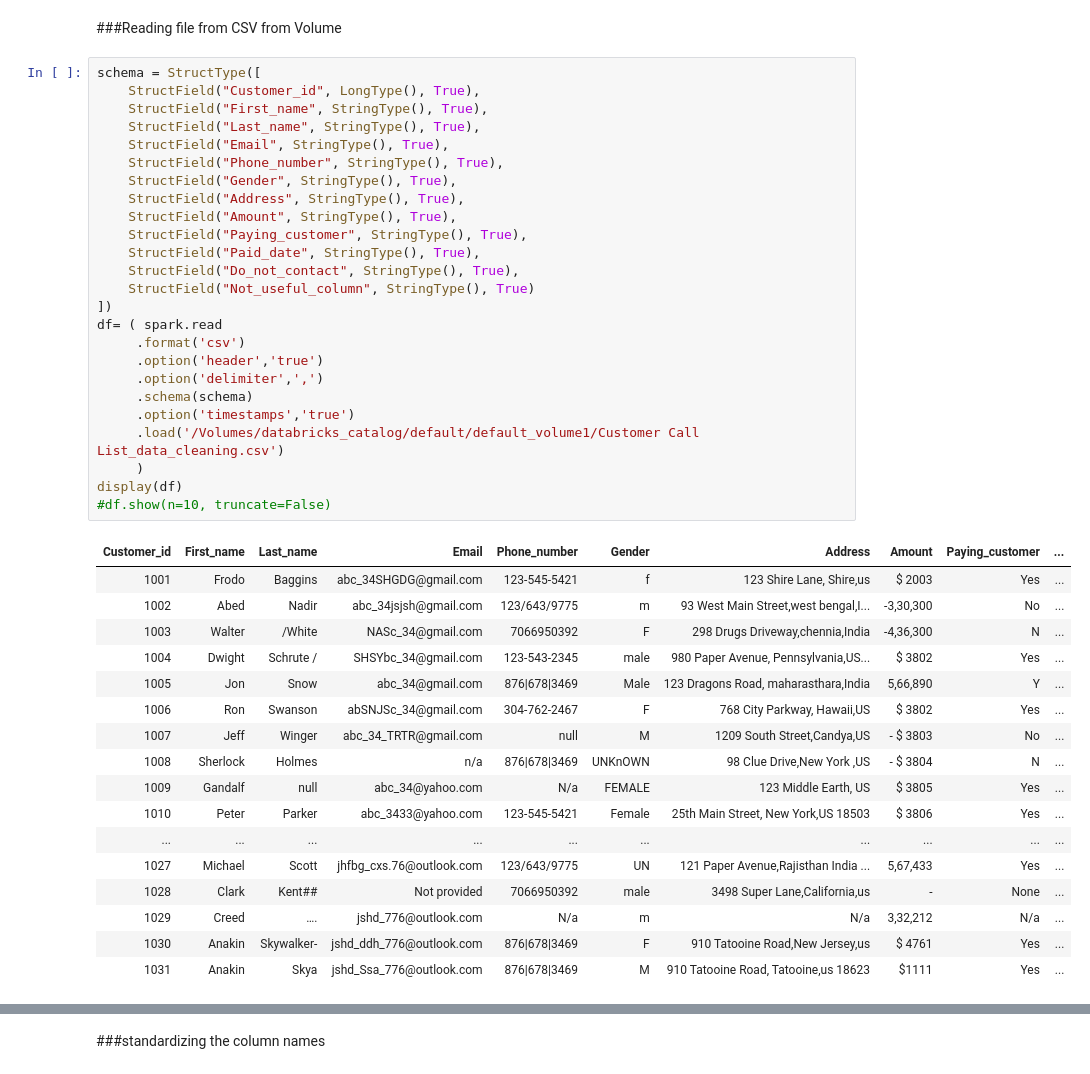
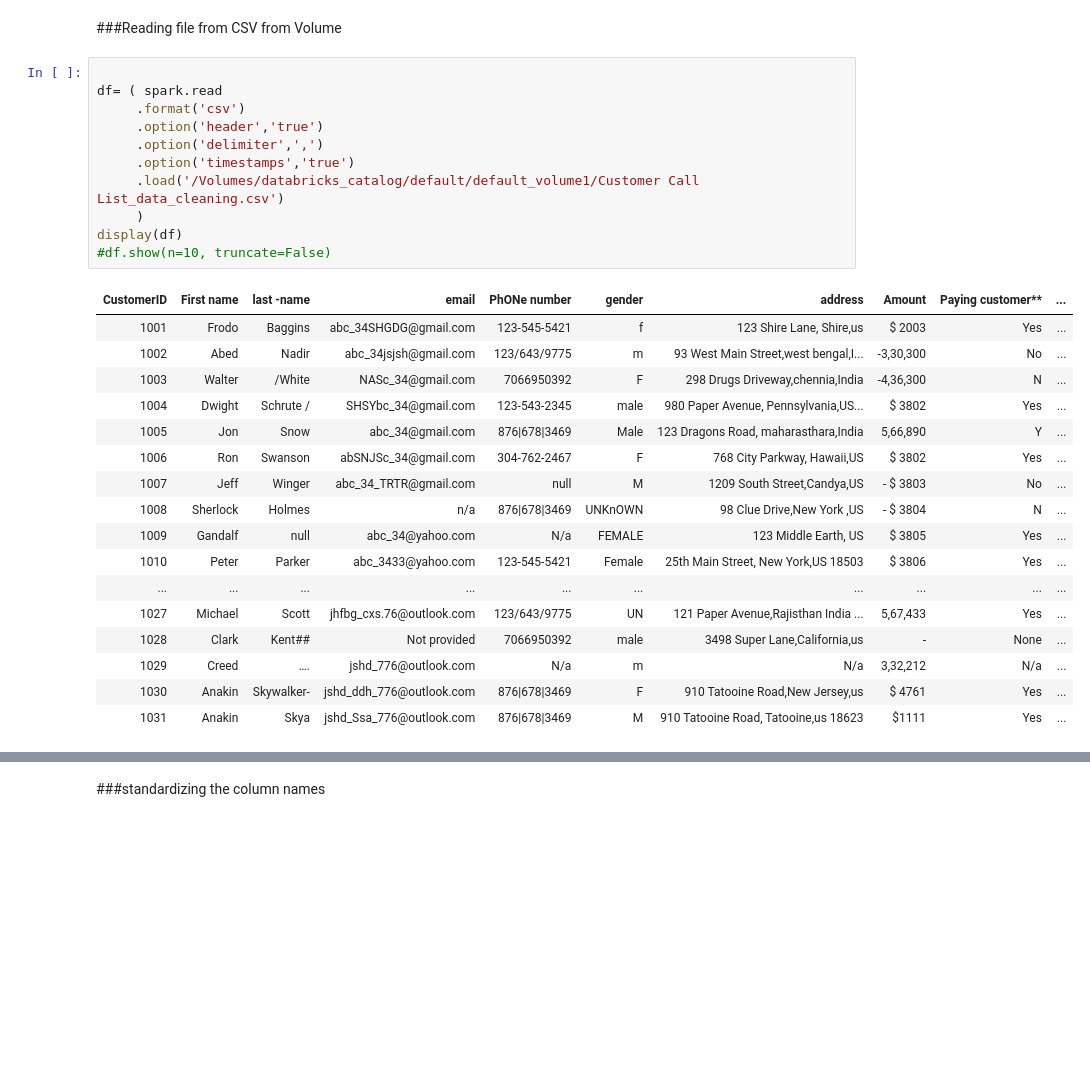
Before and after one commit to Joshiadina2002/Data_Engineering, a Jupyter notebook: Data_Cleaning/Data Cleaning_Pyspark.ipynb, the cells around one changed output, grey strips where cells are left out. Cells and saved outputs as stored; diff of their text form; blank space fills up the shorter version.

```diff
--- a/Data_Cleaning/Data Cleaning_Pyspark.ipynb
+++ b/Data_Cleaning/Data Cleaning_Pyspark.ipynb
@@ -10,32 +10,18 @@ spark= (SparkSession.builder
 # %% [markdown]
 ###Reading file from CSV from Volume
 # %%
-schema = StructType([
-    StructField("Customer_id", LongType(), True),
-    StructField("First_name", StringType(), True),
-    StructField("Last_name", StringType(), True),
-    StructField("Email", StringType(), True),
-    StructField("Phone_number", StringType(), True),
-    StructField("Gender", StringType(), True),
-    StructField("Address", StringType(), True),
-    StructField("Amount", StringType(), True),
-    StructField("Paying_customer", StringType(), True),
-    StructField("Paid_date", StringType(), True),
-    StructField("Do_not_contact", StringType(), True),
-    StructField("Not_useful_column", StringType(), True)
-])
+
 df= ( spark.read
      .format('csv')
      .option('header','true')
      .option('delimiter',',')
-     .schema(schema)
      .option('timestamps','true')
      .load('/Volumes/databricks_catalog/default/default_volume1/Customer Call List_data_cleaning.csv')
      )
 display(df)
 #df.show(n=10, truncate=False)
 # %% [output]
-| Customer_id | First_name | Last_name | Email | Phone_number | Gender | Address | Amount | Paying_customer | ... |
+| CustomerID | First name | last -name | email | PhONe number | gender | address | Amount | Paying customer** | ... |
 | 1001 | Frodo | Baggins | abc_34SHGDG@gmail.com | 123-545-5421 | f | 123 Shire Lane, Shire,us | $ 2003 | Yes | ... |
 | 1002 | Abed | Nadir | abc_34jsjsh@gmail.com | 123/643/9775 | m | 93 West Main Street,west bengal,I... | -3,30,300 | No | ... |
 | 1003 | Walter | /White | NASc_34@gmail.com | 7066950392 | F | 298 Drugs Driveway,chennia,India | -4,36,300 | N | ... |
```
Also changed, not shown: parts of 21 cells of this notebook.
